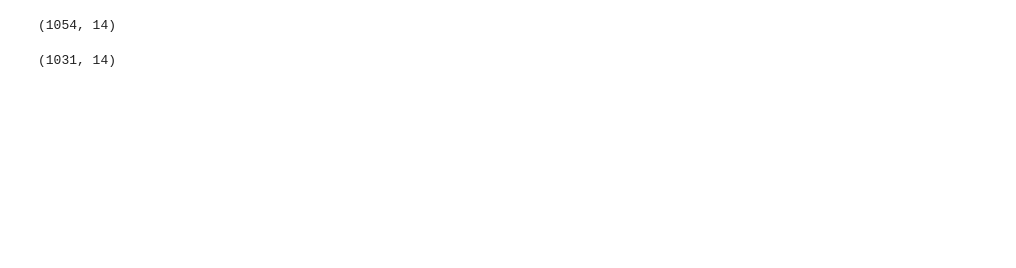
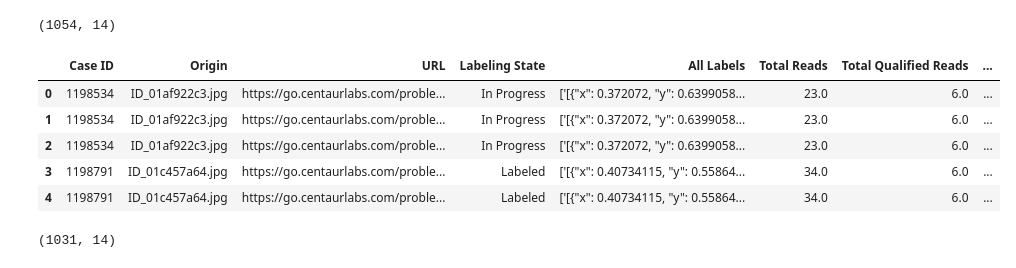
Before and after one commit to jramirezantonio/-Intracerebral-Brain-Hemorrhage-Classification, a Jupyter notebook: Final Project Data (1).ipynb, the cells around one changed output. Saved outputs shown, nothing was run; the diff lists cells and outputs as text; code cells hidden in the pictures; blank space fills up the shorter version.

```diff
--- a/Final Project Data (1).ipynb
+++ b/Final Project Data (1).ipynb
@@ -32,6 +48,15 @@ clean_multiple = multiple[(multiple['Majority Label'] != '[]') | (multiple['Corr
 multiple.shape
 # %% [output]
 (1054, 14)
+# %%
+clean_multiple.head()
+# %% [output]
+|  | Case ID | Origin | URL | Labeling State | All Labels | Total Reads | Total Qualified Reads | ... |
+| 0 | 1198534 | ID_01af922c3.jpg | https://go.centaurlabs.com/proble... | In Progress | ['[{"x": 0.372072, "y": 0.6399058... | 23.0 | 6.0 | ... |
+| 1 | 1198534 | ID_01af922c3.jpg | https://go.centaurlabs.com/proble... | In Progress | ['[{"x": 0.372072, "y": 0.6399058... | 23.0 | 6.0 | ... |
+| 2 | 1198534 | ID_01af922c3.jpg | https://go.centaurlabs.com/proble... | In Progress | ['[{"x": 0.372072, "y": 0.6399058... | 23.0 | 6.0 | ... |
+| 3 | 1198791 | ID_01c457a64.jpg | https://go.centaurlabs.com/proble... | Labeled | ['[{"x": 0.40734115, "y": 0.55864... | 34.0 | 6.0 | ... |
+| 4 | 1198791 | ID_01c457a64.jpg | https://go.centaurlabs.com/proble... | Labeled | ['[{"x": 0.40734115, "y": 0.55864... | 34.0 | 6.0 | ... |
 # %%
 subarachnoid = pd.read_csv("Results_Subarachnoid Hemorrhage Detection_2020-11-16_21.36.18.668.csv", error_bad_lines=False)
 clean_subarachnoid = subarachnoid[(subarachnoid['Majority Label'] != '[]') | (subarachnoid['Correct Label'].notna()) & (subarachnoid['Correct Label'] != '[[]]') ]
```
Also changed, not shown: parts of 10 cells of this notebook, 12 other files.
